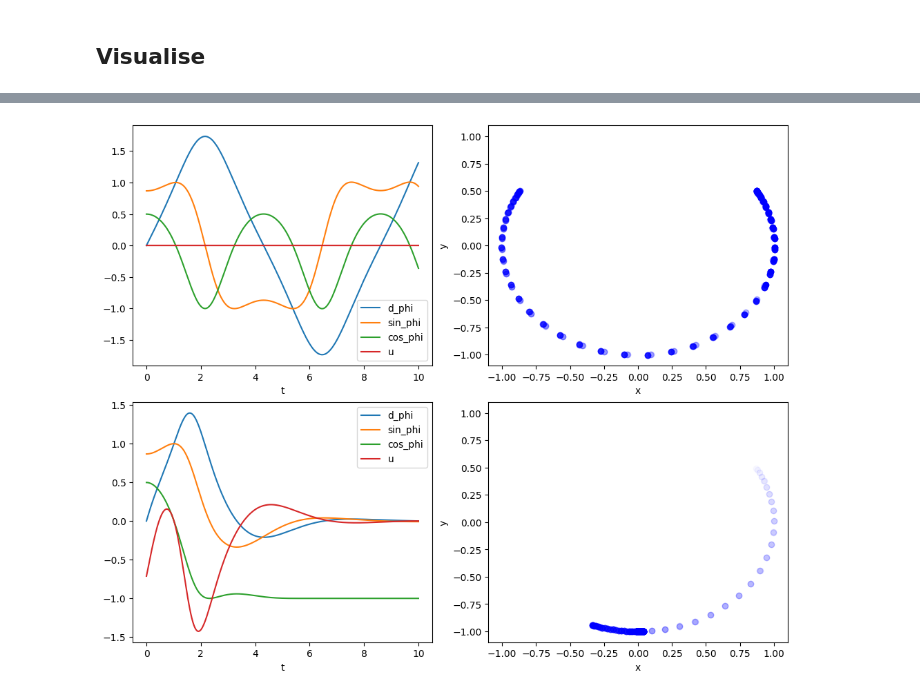
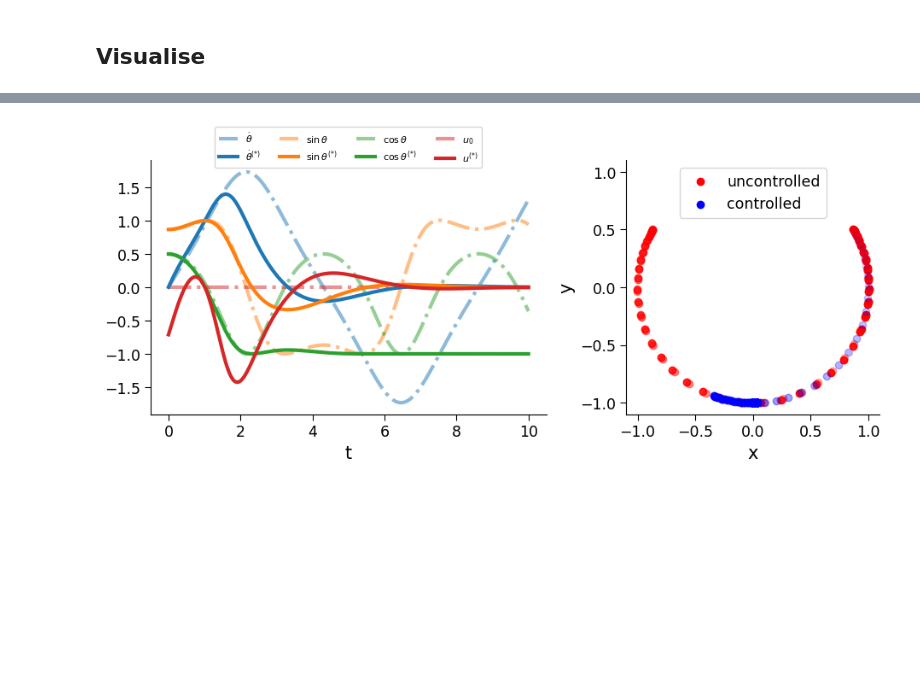
Before and after one commit to bbhaduri/diffilqrax-m1arm, a Jupyter notebook: doc/source/examples/simple_pendulum.ipynb, the cells around one changed output, grey strips where cells are left out. Cells and saved outputs as stored; diff of their text form; code cells hidden in the pictures; blank space fills up the shorter version.

```diff
--- a/doc/source/examples/simple_pendulum.ipynb
+++ b/doc/source/examples/simple_pendulum.ipynb
@@ -239,21 +248,30 @@ _ = ax[1].set(xlabel='x', ylabel='y', xlim=[-pparams.l-0.1, pparams.l+0.1], ylim
-# %%
-fig, ax = plt.subplots(2,2, figsize=(10,8), layout="constrained")
-_ = ax[0,0].plot(tt, opt_xs,label=['d_phi', 'sin_phi', 'cos_phi'])
-_ = ax[0,0].plot(tt[:-1], opt_us, label='u')
-_ = ax[0,0].set(xlabel='t')
-_ = ax[0,0].legend()
-
-for i in range(0,len(tt),100):
-    _ = ax[0,1].scatter(opt_xs[i:i+2,1], opt_xs[i:i+2,2], color='blue', alpha=alphas[i])
-_ = ax[0,1].set(xlabel='x', ylabel='y', xlim=[-pparams.l-0.1, pparams.l+0.1], ylim=[-pparams.l-0.1, pparams.l+0.1])
-
-_ = ax[1,0].plot(tt, Xs_stars,label=['d_phi', 'sin_phi', 'cos_phi'])
-_ = ax[1,0].plot(tt[:-1], Us_stars, label='u')
-_ = ax[1,0].set(xlabel='t')
-_ = ax[1,0].legend()
-
-for i in range(0,len(tt),100):
-    _ = ax[1,1].scatter(Xs_stars[i:i+2,1], Xs_stars[i:i+2,2], color='blue', alpha=alphas[i])
-_ = ax[1,1].set(xlabel='x', ylabel='y', xlim=[-pparams.l-0.1, pparams.l+0.1], ylim=[-pparams.l-0.1, pparams.l+0.1])
-# %% [output]
-[figure, removed]
+# %%
+fig, ax = plt.subplots(1,2, figsize=(10,4), layout="constrained")
+
+_ = [ax[0].plot(tt, trj, c=c_, label=l_, lw=3,alpha=.5,ls="-.") for (trj, c_, l_) in zip(init_xs.T, ["C0", "C1", "C2"], [r'$\dot{\theta}$', r'$\sin\theta$', r'$\cos\theta$'])]
+_ = ax[0].plot(tt[:-1], init_us, label=r'$u_{0}$', lw=3,alpha=.5, c="C3",ls="-.")
+_ = ax[0].set(xlabel='t')
+
+
+_ = [ax[0].plot(tt, trj, c=c_, label=l_, lw=3,alpha=1.) for (trj, c_, l_) in zip(opt_xs.T, ["C0", "C1", "C2"], [r'$\dot{\theta}^{(*)}$', r'$\sin\theta^{(*)}$', r'$\cos\theta^{(*)}$'])]
+_ = ax[0].plot(tt[:-1], opt_us, label=r'$u^{(*)}$', c="C3", lw=3,alpha=1.)
+_ = ax[0].set(xlabel='t')
+_ = ax[0].legend(ncol=4, loc='upper center', prop={'size': 8})
+
+handles, labels = ax[0].get_legend_handles_labels()
+order = [0,4,1,5,2,6,3,7]
+_ = ax[0].legend([handles[idx] for idx in order], [labels[idx] for idx in order], ncol=4, loc='upper center', prop={'size': 8}, bbox_to_anchor=(0.5, 1.15))
+
+
+for i in range(0,len(tt),100):
+    _ = ax[1].scatter(init_xs[i:i+2,1], init_xs[i:i+2,2], color='red', alpha=alphas[i])
+_ = ax[1].set(xlabel='x', ylabel='y', xlim=[-pparams.l-0.1, pparams.l+0.1], ylim=[-pparams.l-0.1, pparams.l+0.1], aspect="equal")
+_ = ax[1].scatter([], [], color='red', label="uncontrolled")
+
+for i in range(0,len(tt),100):
+    _ = ax[1].scatter(opt_xs[i:i+2,1], opt_xs[i:i+2,2], color='blue', alpha=alphas[i])
+_ = ax[1].set(xlabel='x', ylabel='y', xlim=[-pparams.l-0.1, pparams.l+0.1], ylim=[-pparams.l-0.1, pparams.l+0.1], aspect="equal")
+_ = ax[1].scatter([], [], color='blue', label="controlled")
+_ = ax[1].legend(loc='upper center')
+# %% [output]
+[figure, added]
```
Also changed, not shown: parts of 6 cells of this notebook, 16 other files.
